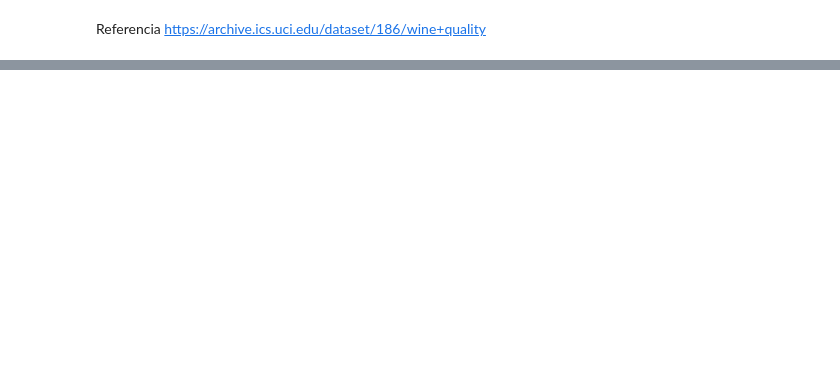
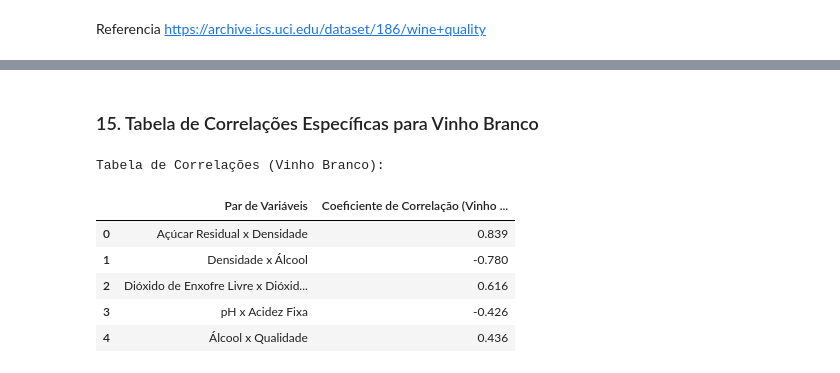
Before and after one commit to Gutavo2000/LCE0212---Estat-stica-Aplicada-s-Ci-ncias-dos-Alimentos, a Jupyter notebook: seminario1.ipynb, the cells around one changed output, grey strips where cells are left out. Saved outputs shown, nothing was run; the diff lists cells and outputs as text; code cells hidden in the pictures; blank space fills up the shorter version.

```diff
--- a/seminario1.ipynb
+++ b/seminario1.ipynb
@@ -489,0 +373,43 @@ https://archive.ics.uci.edu/dataset/186/wine+quality
+# %% [markdown]
+### 15. Tabela de Correlações Específicas para Vinho Branco
+# %%
+import pandas as pd
+
+# Filtrar o DataFrame para incluir apenas vinhos brancos
+df_white_only = df_combined[df_combined['type'] == 'white']
+
+# Calcular as correlações específicas para vinho branco
+corr_residual_sugar_density_white = df_white_only['residual sugar'].corr(df_white_only['density'])
+corr_density_alcohol_white = df_white_only['density'].corr(df_white_only['alcohol'])
+corr_free_sulfur_total_sulfur_white = df_white_only['free sulfur dioxide'].corr(df_white_only['total sulfur dioxide'])
+corr_ph_fixed_acidity_white = df_white_only['pH'].corr(df_white_only['fixed acidity'])
+corr_alcohol_quality_white = df_white_only['alcohol'].corr(df_white_only['quality'])
+
+# Criar um DataFrame para a tabela de correlações do vinho branco
+correlation_table_white = pd.DataFrame({
+    'Par de Variáveis': [
+        'Açúcar Residual x Densidade',
+        'Densidade x Álcool',
+        'Dióxido de Enxofre Livre x Dióxido de Enxofre Total',
+        'pH x Acidez Fixa',
+        'Álcool x Qualidade'
+    ],
+    'Coeficiente de Correlação (Vinho Branco)': [
+        corr_residual_sugar_density_white,
+        corr_density_alcohol_white,
+        corr_free_sulfur_total_sulfur_white,
+        corr_ph_fixed_acidity_white,
+        corr_alcohol_quality_white
+    ]
+})
+
+print("Tabela de Correlações (Vinho Branco):")
+display(correlation_table_white.round(3))
+# %% [output]
+Tabela de Correlações (Vinho Branco):
+|  | Par de Variáveis | Coeficiente de Correlação (Vinho ... |
+| 0 | Açúcar Residual x Densidade | 0.839 |
+| 1 | Densidade x Álcool | -0.780 |
+| 2 | Dióxido de Enxofre Livre x Dióxid... | 0.616 |
+| 3 | pH x Acidez Fixa | -0.426 |
+| 4 | Álcool x Qualidade | 0.436 |
```
Also changed, not shown: parts of 11 cells of this notebook.
